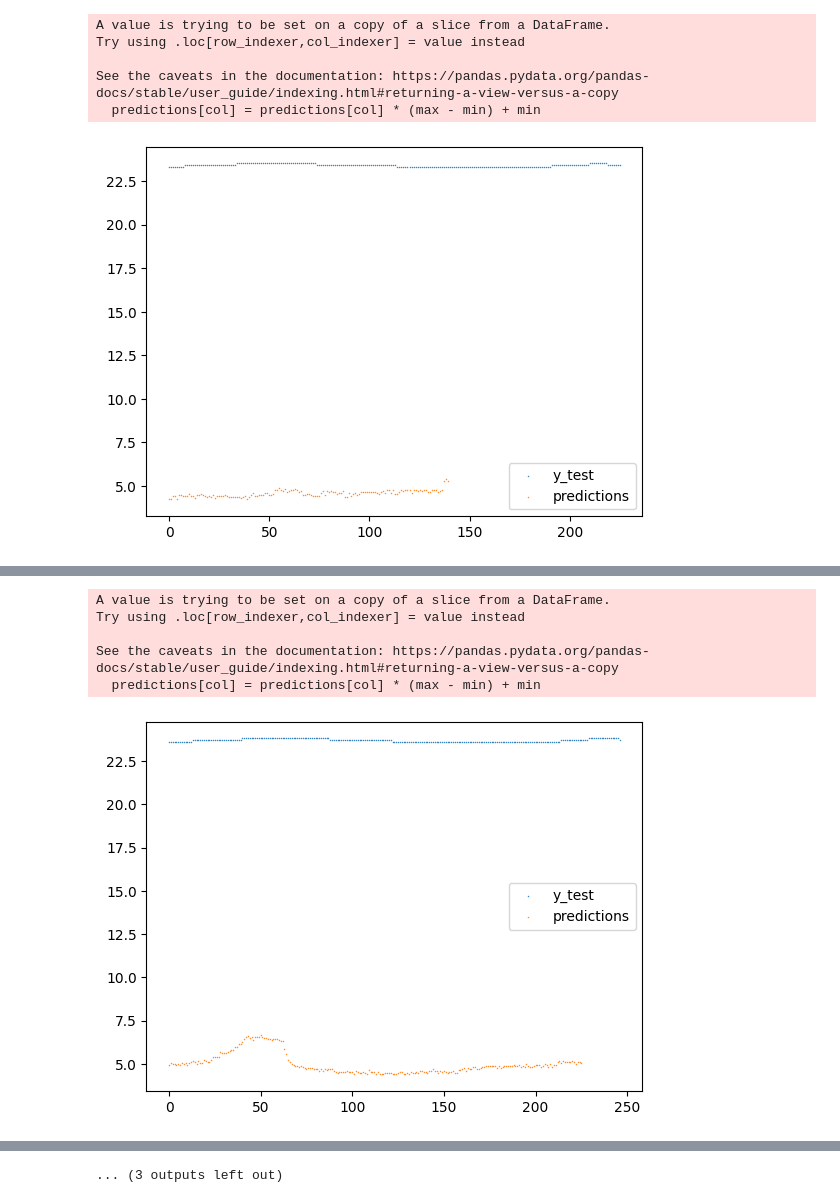
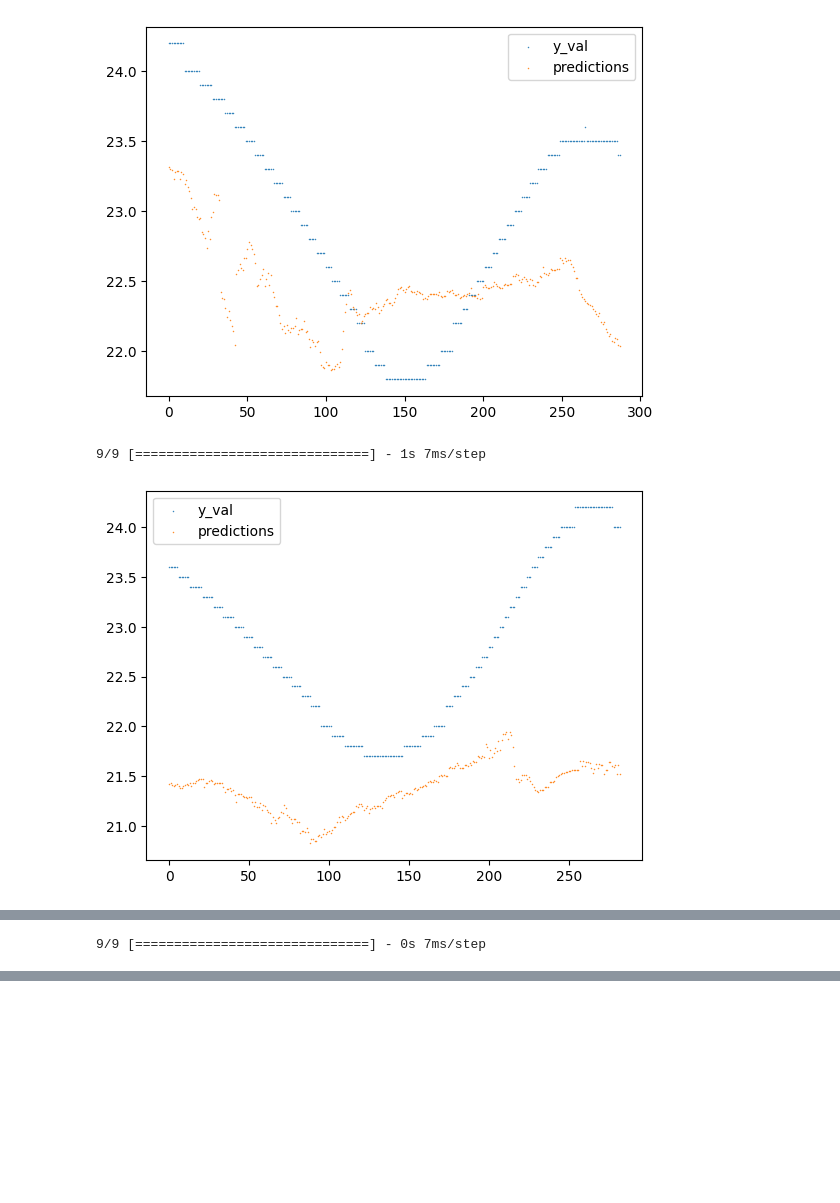
Before and after one commit to GabiHV/TFG22-23, a Jupyter notebook: src/ann-modeling.ipynb, the cells around one changed output, grey strips where cells are left out. Drawn from its saved outputs; the diff is of its cells as text; code cells hidden in the pictures; blank space fills up the shorter version.

```diff
--- a/src/ann-modeling.ipynb
+++ b/src/ann-modeling.ipynb
@@ -128,29 +131,14 @@ def denormalize(predictions):
 # %%
-rolling_win = test_val.groupby(pd.Grouper(freq="24H", key="ts"))
-group_keys = list(rolling_win.groups.keys())
-num_checks = 5
+for val_input, val_target  in zip(val_data_input, val_data_target):
 
-for (_, group), (index, _) in zip(rolling_win, enumerate(group_keys)):
-    if index == num_checks:
-        break
+    predictions = pd.DataFrame(model.predict(val_input), columns=INPUT_COLS)
 
-    if len(group) == 0 or index == len(group_keys) - 1:
-        continue
+    predictions = denormalize(predictions)
+    val_target = denormalize(val_target)
 
-    try:
-        y_test = rolling_win.get_group(name = group_keys[index + 1])
-
-        X_test = pd.DataFrame(group[INPUT_COLS])
-        predictions = pd.DataFrame(model.predict(X_test), columns=INPUT_COLS)
-
-        predictions = denormalize(predictions)
-        y_test = denormalize(y_test)
-
-        plt.figure()
-        plt.scatter(range(len(y_test["t_L_cal"])), y_test["t_L_cal"], linewidths=0.7, marker=".", s=0.5)
-        plt.scatter(range(len(predictions["t_L_cal"])), predictions["t_L_cal"], linewidths=0.7, marker=".", s=0.5)
-        plt.legend(["y_test", "predictions"])
-        plt.show()
-    except KeyError:
-        continue
+    plt.figure()
+    plt.scatter(range(len(val_target["t_C_cal"])), val_target["t_C_cal"], linewidths=0.7, marker=".", s=0.5)
+    plt.scatter(range(len(predictions["t_C_cal"])), predictions["t_C_cal"], linewidths=0.7, marker=".", s=0.5)
+    plt.legend(["y_val", "predictions"])
+    plt.show()
 # %% [output]
@@ -158,6 +146,3 @@ for (_, group), (index, _) in zip(rolling_win, enumerate(group_keys)):
+[figure, new version]
-A value is trying to be set on a copy of a slice from a DataFrame.
-Try using .loc[row_indexer,col_indexer] = value instead
-
-See the caveats in the documentation: https://pandas.pydata.org/pandas-docs/stable/user_guide/indexing.html#returning-a-view-versus-a-copy
-  predictions[col] = predictions[col] * (max - min) + min
+9/9 [==============================] - 1s 7ms/step
-[figure, old version]
+[figure, new version]
@@ -165,6 +151 @@ See the caveats in the documentation: https://pandas.pydata.org/pandas-docs/stab
-A value is trying to be set on a copy of a slice from a DataFrame.
-Try using .loc[row_indexer,col_indexer] = value instead
-
-See the caveats in the documentation: https://pandas.pydata.org/pandas-docs/stable/user_guide/indexing.html#returning-a-view-versus-a-copy
-  predictions[col] = predictions[col] * (max - min) + min
+9/9 [==============================] - 0s 7ms/step
-[figure, old version]
@@ -185,4 +158,3 @@ See the caveats in the documentation: https://pandas.pydata.org/pandas-docs/stab
-... (3 outputs left out)
 # %%
 model.save("./ann_model", overwrite=True)
 # %% [output]
```
Also changed, not shown: parts of 9 cells of this notebook.
